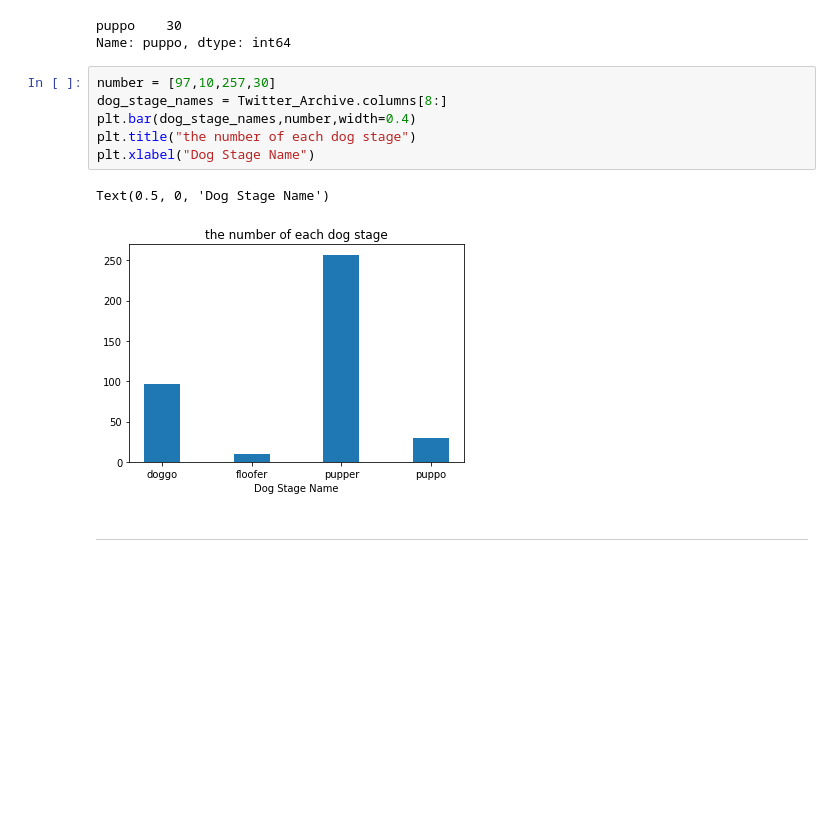
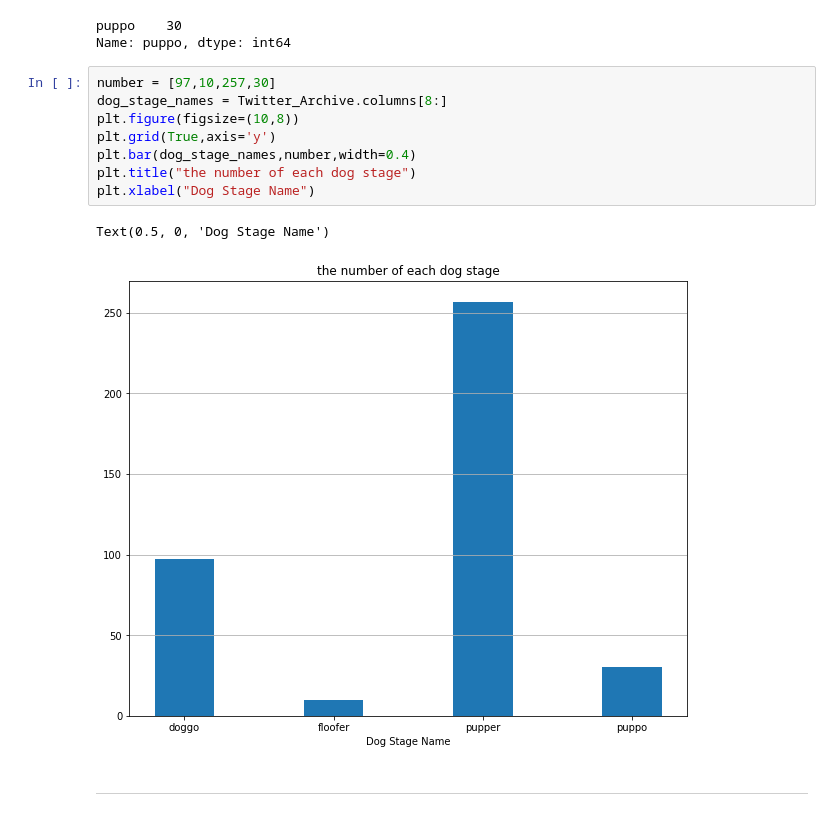
Before and after one commit to YousefSaber/Data-Wrangle-Project, a Jupyter notebook: wrangle_act.ipynb, the cells around one changed output. Drawn from its saved outputs; the diff is of its cells as text; blank space fills up the shorter version.

Commit message:
improving the figures

```diff
--- a/wrangle_act.ipynb
+++ b/wrangle_act.ipynb
@@ -827,12 +827,14 @@ Name: puppo, dtype: int64
 # %%
 number = [97,10,257,30]
 dog_stage_names = Twitter_Archive.columns[8:]
+plt.figure(figsize=(10,8))
+plt.grid(True,axis='y')
 plt.bar(dog_stage_names,number,width=0.4)
 plt.title("the number of each dog stage")
 plt.xlabel("Dog Stage Name")
 # %% [output]
 Text(0.5, 0, 'Dog Stage Name')
-[figure, old version]
+[figure, new version]
 # %% [markdown]
 ***
 # %% [markdown]
```
Also changed, not shown: parts of 4 cells of this notebook, 1 other file.
